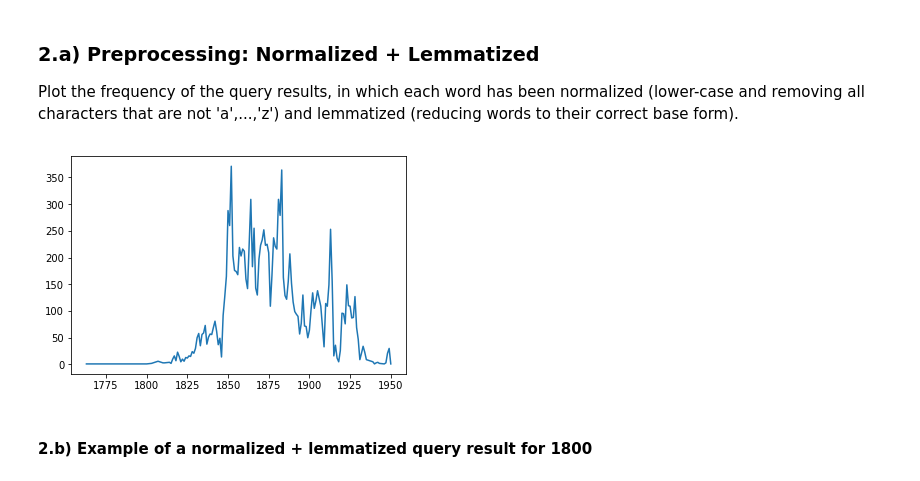
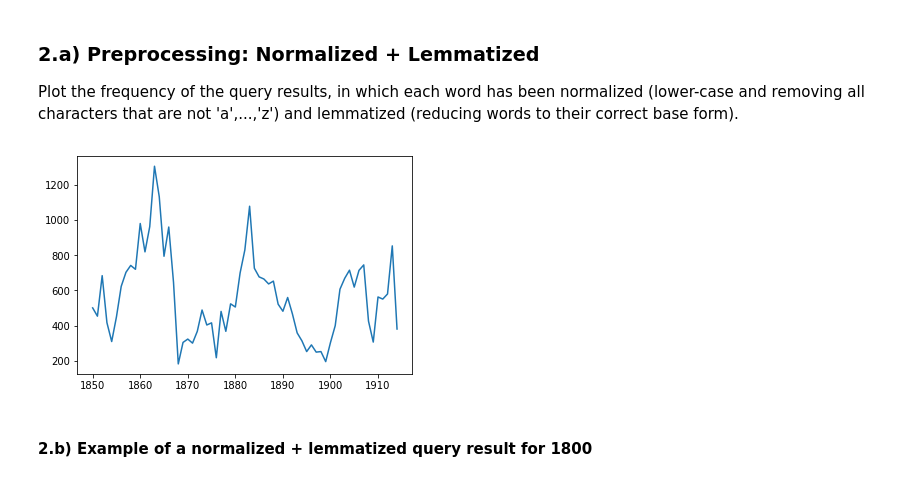
Before and after one commit to alan-turing-institute/defoe_visualization, a Jupyter notebook: Female_Emigration/Visualization_Frequency_Taxonomy_BL_TDA.ipynb, the cells around one changed output. Saved outputs shown, nothing was run; the diff lists cells and outputs as text; code cells hidden in the pictures.

Commit message:
update with latest results

```diff
--- a/Female_Emigration/Visualization_Frequency_Taxonomy_BL_TDA.ipynb
+++ b/Female_Emigration/Visualization_Frequency_Taxonomy_BL_TDA.ipynb
@@ -16,7 +16,7 @@ def freq_count(results):
     for year in results:
         for i in results[year]:
             if year not in freq_count:
-                freq_count[year][i[0]]= i[1]
+                freq_count[year]= i['count']
             else:
                 freq_count[year]+=i['count']
     return freq_count
@@ -74,11 +43,11 @@ tdf_st
 Plot the frequency of the query results, in which each word has been normalized (lower-case and removing all
 characters that are not 'a',...,'z') and lemmatized (reducing words to their correct base form).
 # %%
-query_results_lem=read_query_results('results_taxonomy_lem')
+query_results_lem=read_query_results('results_taxonomy_lemmatization_1850_1914')
 freq_count_lem=freq_count(query_results_lem)
 plot_freq_count(freq_count_lem)
 # %% [output]
-[figure, old version]
+[figure, new version]
 # %% [markdown]
 #### 2.b) Example of a normalized + lemmatized query result for 1800
 # %%
```
Also changed, not shown: parts of 17 cells of this notebook, 1 other file.
